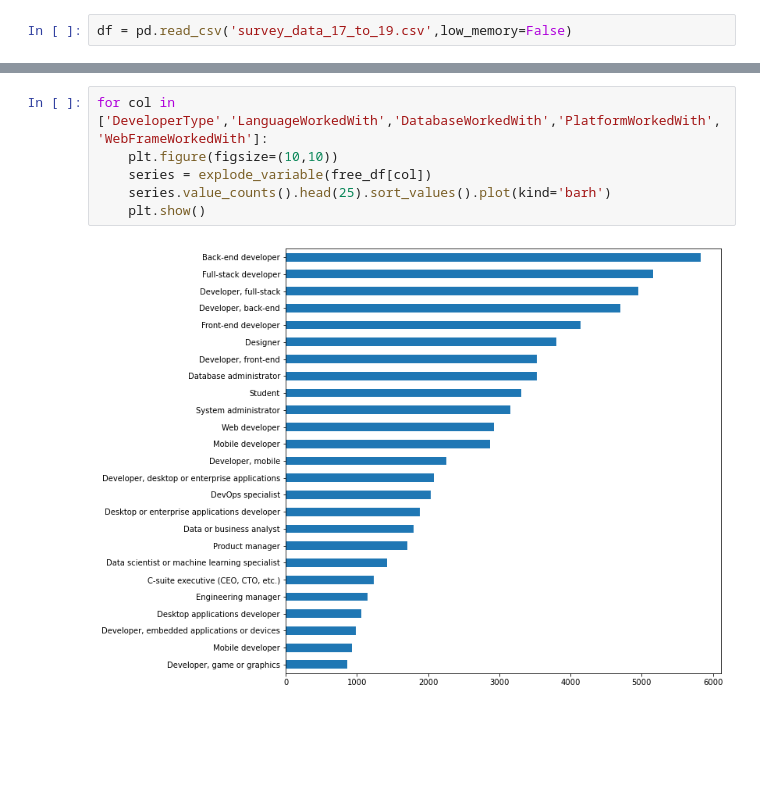
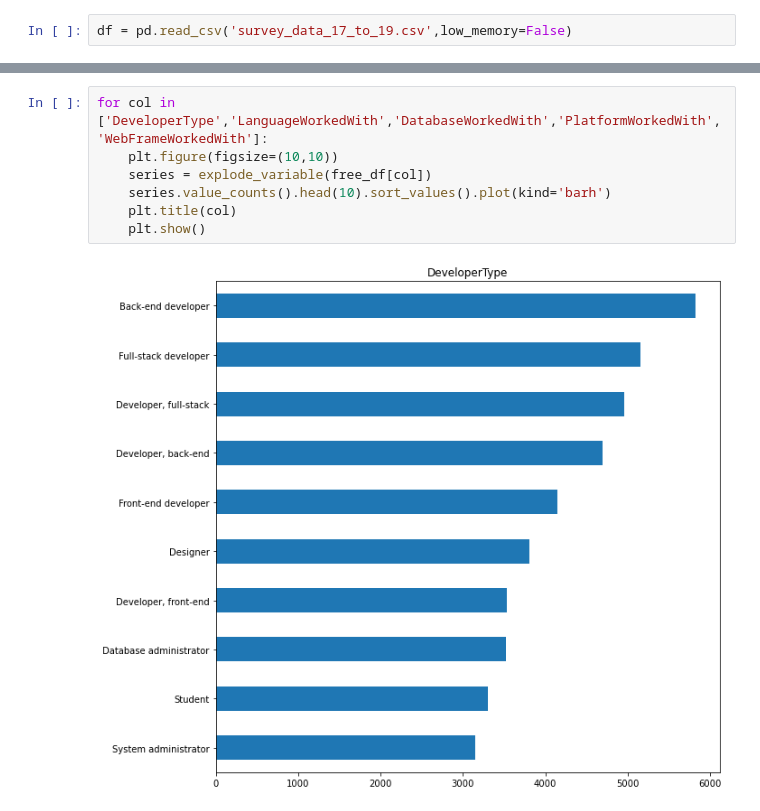
Before and after one commit to aldrinlambon/stackoverflow-survey-data-analysis, a Jupyter notebook: DevTypeStats.ipynb, the cells around one changed output, grey strips where cells are left out. Saved outputs shown, nothing was run; the diff lists cells and outputs as text; blank space fills up the shorter version.

Commit message:
Update DevTypeStats.ipynb
Removed is_fulltime subset
Change bar charts from displaying top 25 to top 10 per feature

```diff
--- a/DevTypeStats.ipynb
+++ b/DevTypeStats.ipynb
@@ -23,8 +23,9 @@ free_df.head()
 # %%
 for col in ['DeveloperType','LanguageWorkedWith','DatabaseWorkedWith','PlatformWorkedWith','WebFrameWorkedWith']:
     plt.figure(figsize=(10,10))
     series = explode_variable(free_df[col])
-    series.value_counts().head(25).sort_values().plot(kind='barh')
+    series.value_counts().head(10).sort_values().plot(kind='barh')
+    plt.title(col)
     plt.show()
 # %% [output]
-[figure, old version]
+[figure, new version]
```
Also changed, not shown: parts of 3 cells of this notebook.
